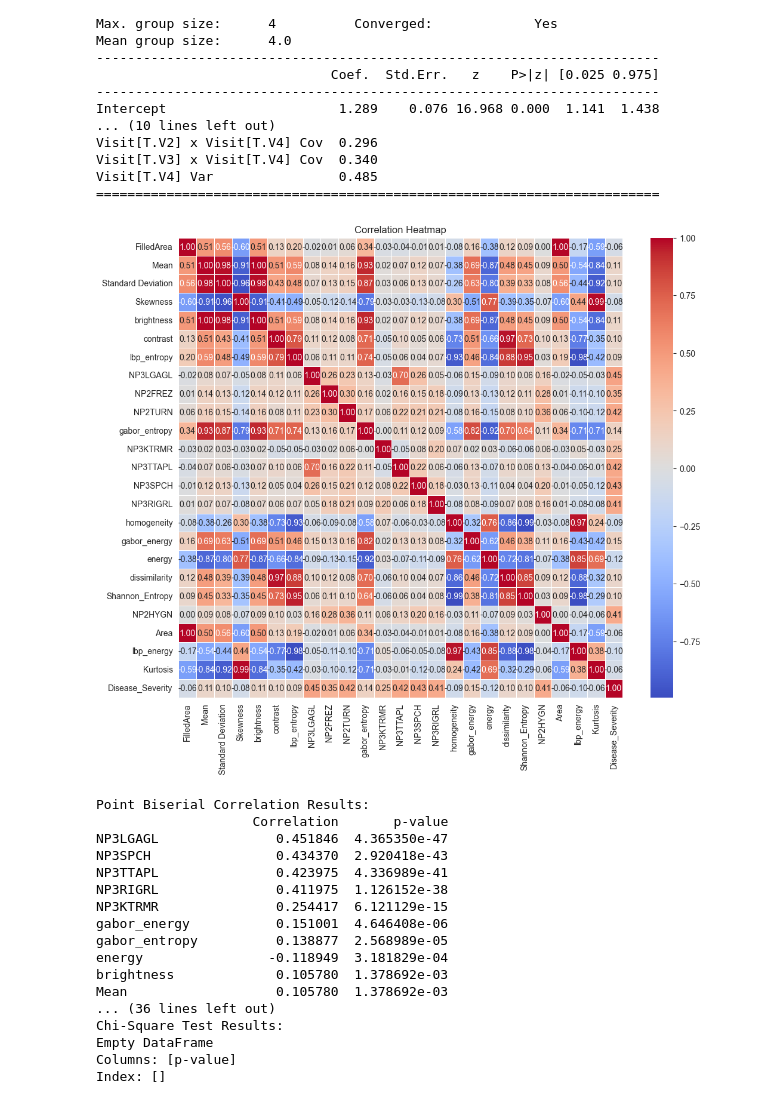
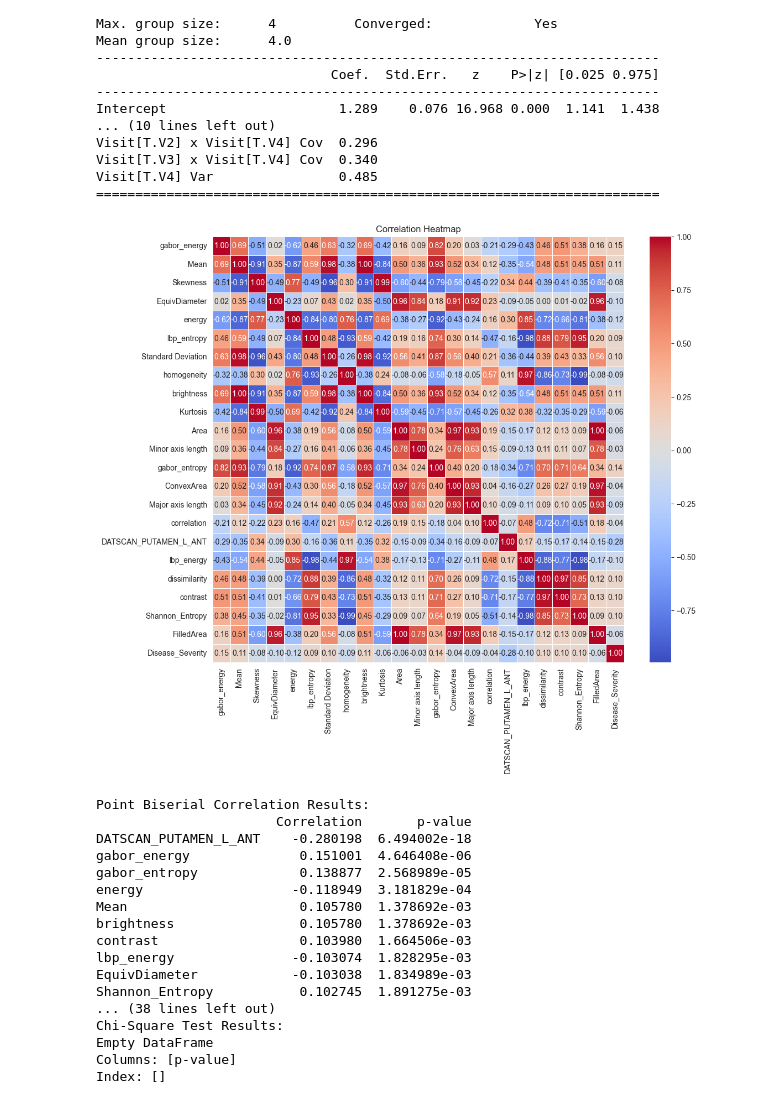
Before and after one commit to iammahbubalam/PPMI_Research_on_Parkinsons, a Jupyter notebook: src/mahbub/D_Reduce.ipynb, the cells around one changed output. Saved outputs shown, nothing was run; the diff lists cells and outputs as text; code cells hidden in the pictures.

```diff
--- a/src/mahbub/D_Reduce.ipynb
+++ b/src/mahbub/D_Reduce.ipynb
@@ -640,0 +1074,19 @@ Testing F1-score: 0.8513
+# %%
+# Print top 20 features for each LDA component
+print("Top 20 features for each LDA component:")
+for i in range(n_components):
+    component_features = np.abs(lda.scalings_[:, i])
+    top_20_idx = component_features.argsort()[::-1][:20]
+    top_20_features = X.columns[top_20_idx]
+    print(f"Component {i+1}: {top_20_features.tolist()}")
+
+# Example of printing the length of union of top 20 features
+union_features = set()
+for i in range(n_components):
+    component_features = np.abs(lda.scalings_[:, i])
+    top_20_idx = component_features.argsort()[::-1][:20]
+    top_20_features = X.columns[top_20_idx]
+    union_features.update(top_20_features.tolist())
+print("\nUnion of top 20 features for each LDA component:")
+print(union_features)
+print(f"\nLength of union of top 20 features across all components: {len(union_features)}")
@@ -729,20 +1204 @@ NHY              -0.219869
 Name: LD1, Length: 91, dtype: float64
-# %%
-# Print top 20 features for each LDA component
-print("Top 20 features for each LDA component:")
-for i in range(n_components):
-    component_features = np.abs(lda.scalings_[:, i])
-    top_20_idx = component_features.argsort()[::-1][:10]
-    top_20_features = X.columns[top_20_idx]
-    print(f"Component {i+1}: {top_20_features.tolist()}")
-
-# Example of printing the length of union of top 20 features
-union_features = set()
-for i in range(n_components):
-    component_features = np.abs(lda.scalings_[:, i])
-    top_20_idx = component_features.argsort()[::-1][:10]
-    top_20_features = X.columns[top_20_idx]
-    union_features.update(top_20_features.tolist())
-print("\nUnion of top 20 features for each LDA component:")
-print(union_features)
-print(f"\nLength of union of top 20 features across all components: {len(union_features)}")
@@ -1230,11 +1554,7 @@ data = pd.read_csv("B:/Projects/PycharmProjects/PPMI_Research_on_Parkinson's/src
 
 # Define your features and target variable
 features_to_test = [
-    'FilledArea', 'Mean', 'Standard Deviation', 'Skewness', 'brightness',
-    'contrast', 'lbp_entropy', 'NP3LGAGL', 'NP2FREZ', 'NP2TURN',
-    'gabor_entropy', 'NP3KTRMR', 'NP3TTAPL', 'NP3SPCH',
-    'NP3RIGRL', 'homogeneity', 'gabor_energy', 'energy', 'dissimilarity',
-    'Shannon_Entropy', 'NP2HYGN', 'Area', 'lbp_energy', 'Kurtosis'
+    'gabor_energy', 'Mean', 'Skewness', 'EquivDiameter', 'energy', 'lbp_entropy', 'Standard Deviation', 'homogeneity', 'brightness', 'Kurtosis', 'Area', 'Minor axis length', 'gabor_entropy', 'ConvexArea', 'Major axis length', 'correlation', 'DATSCAN_PUTAMEN_L_ANT', 'lbp_energy', 'dissimilarity', 'contrast', 'Shannon_Entropy', 'FilledArea'
 ]
 target_variable = 'Disease_Severity'
 
@@ -1278,47 +1598,47 @@ if len(unique_categories) > 2:  # Check if target variable is multi-class
             f_stat, p_value = f_oneway(*groups)
             anova_results[feature] = (f_stat, p_value)
 
     # Convert results to DataFrame
     anova_df = pd.DataFrame.from_dict(anova_results, orient='index', columns=['F-statistic', 'p-value'])
     anova_df.sort_values(by='p-value', ascending=True, inplace=True)
 
 # Chi-Square Test (for categorical features)
 categorical_features = ['NP3LGAGL', 'NP2FREZ', 'NP2TURN', 'NP3KTRMR', 'NP3TTAPL', 'NP3SPCH', 'NP3RIGRL', 'NP2HYGN']
 for feature in categorical_features:
     if data[feature].dtype == 'object':  # Ensure the feature is categorical
         contingency_table = pd.crosstab(data[feature], data[target_variable])
         chi2, p, dof, ex = chi2_contingency(contingency_table)
         chi_square_results[feature] = p
 
 # Convert results to DataFrame
 chi_square_df = pd.DataFrame.from_dict(chi_square_results, orient='index', columns=['p-value'])
 chi_square_df.sort_values(by='p-value', ascending=True, inplace=True)
 
 # Print results
 print("Point Biserial Correlation Results:")
 print(point_biserial_df)
 
 if len(unique_categories) > 2:
     print("\nANOVA Results:")
     print(anova_df)
 
 print("\nChi-Square Test Results:")
 print(chi_square_df)
 # %% [output]
-[figure, old version]
+[figure, new version]
 Point Biserial Correlation Results:
-                    Correlation       p-value
-NP3LGAGL               0.451846  4.365350e-47
-NP3SPCH                0.434370  2.920418e-43
-NP3TTAPL               0.423975  4.336989e-41
-NP3RIGRL               0.411975  1.126152e-38
-NP3KTRMR               0.254417  6.121129e-15
-gabor_energy           0.151001  4.646408e-06
-gabor_entropy          0.138877  2.568989e-05
-energy                -0.118949  3.181829e-04
-brightness             0.105780  1.378692e-03
-Mean                   0.105780  1.378692e-03
-... (36 lines left out)
+                       Correlation       p-value
+DATSCAN_PUTAMEN_L_ANT    -0.280198  6.494002e-18
+gabor_energy              0.151001  4.646408e-06
+gabor_entropy             0.138877  2.568989e-05
+energy                   -0.118949  3.181829e-04
+Mean                      0.105780  1.378692e-03
+brightness                0.105780  1.378692e-03
+contrast                  0.103980  1.664506e-03
+lbp_energy               -0.103074  1.828295e-03
+EquivDiameter            -0.103038  1.834989e-03
+Shannon_Entropy           0.102745  1.891275e-03
+... (38 lines left out)
 Chi-Square Test Results:
 Empty DataFrame
 Columns: [p-value]
```
Also changed, not shown: parts of 34 cells of this notebook, 3 other files.
